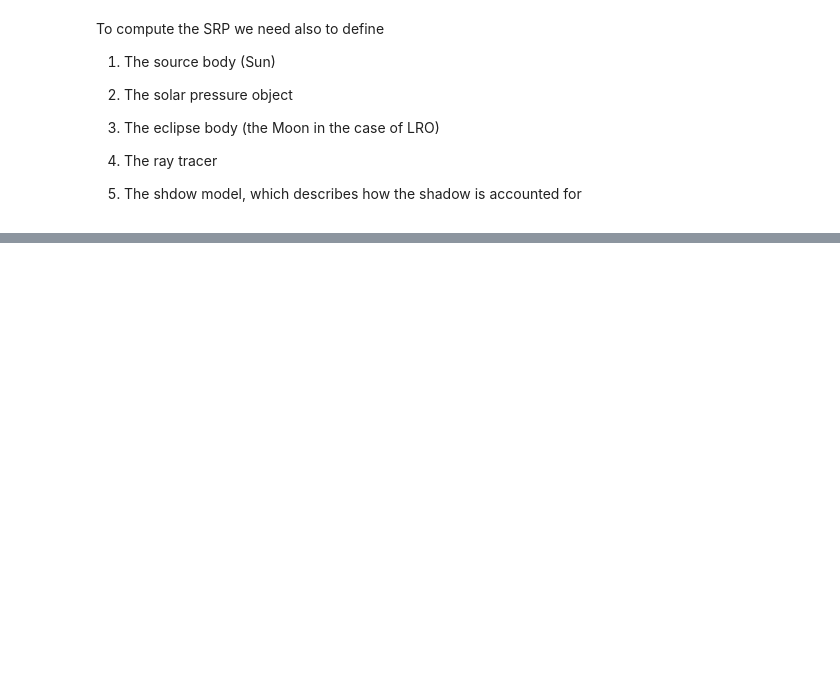
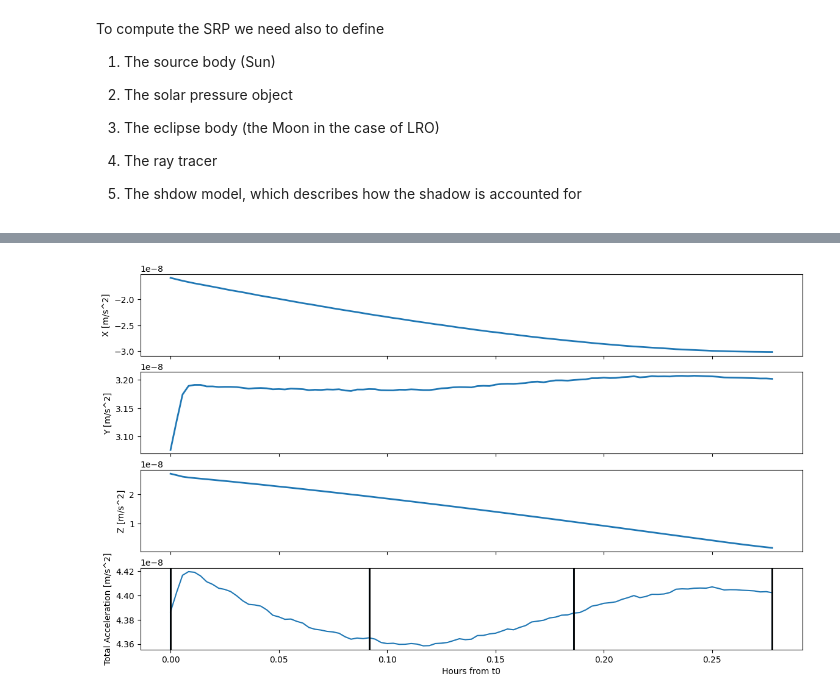
Before and after one commit to gaelccc/pyRTX, a Jupyter notebook: Notebooks/Notebook1.ipynb, the cells around one changed output, grey strips where cells are left out. Cells and saved outputs as stored; diff of their text form; code cells hidden in the pictures; blank space fills up the shorter version.

```diff
--- a/Notebooks/Notebook1.ipynb
+++ b/Notebooks/Notebook1.ipynb
@@ -196,0 +226,9 @@ accel = srp.compute(epochs, n_cores = 1) * 1e3
+# %%
+# Get four epochs from tspan
+n_epochs = [ epochs[0], epochs[len(epochs)//3], epochs[2*len(epochs)//3], epochs[-1]]
+# Quickly plot them onto the previous plot just to make sure they're corret
+for e in n_epochs:
+    ax[3].axvline(float( e - epc_et0)/3600, color = 'k', linewidth = 2)
+display(fig)
+# %% [output]
+[figure, added]
```
Also changed, not shown: parts of 9 cells of this notebook, 5 other files.
